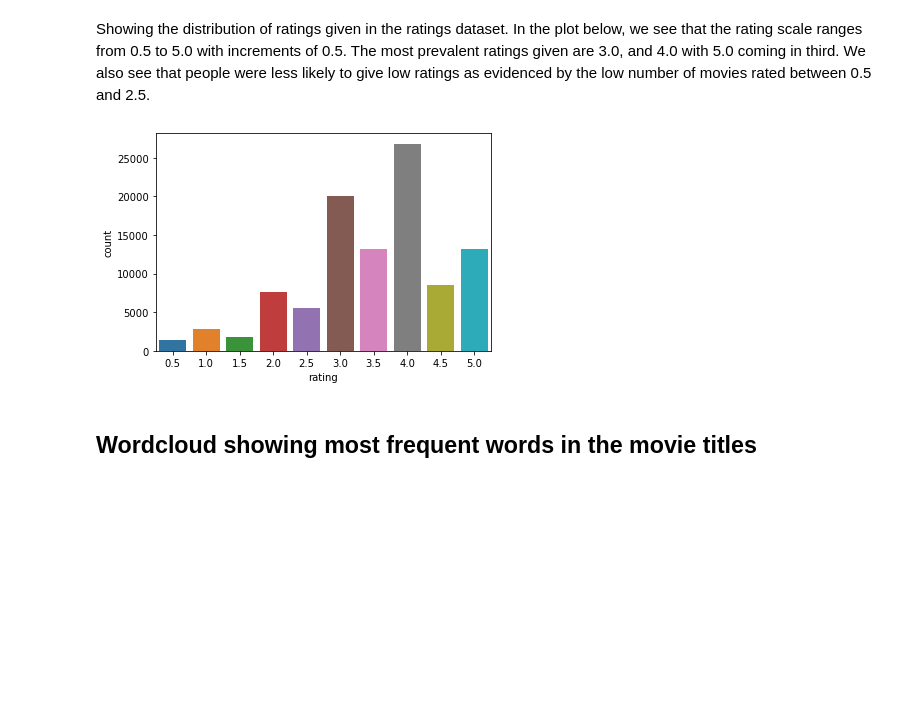
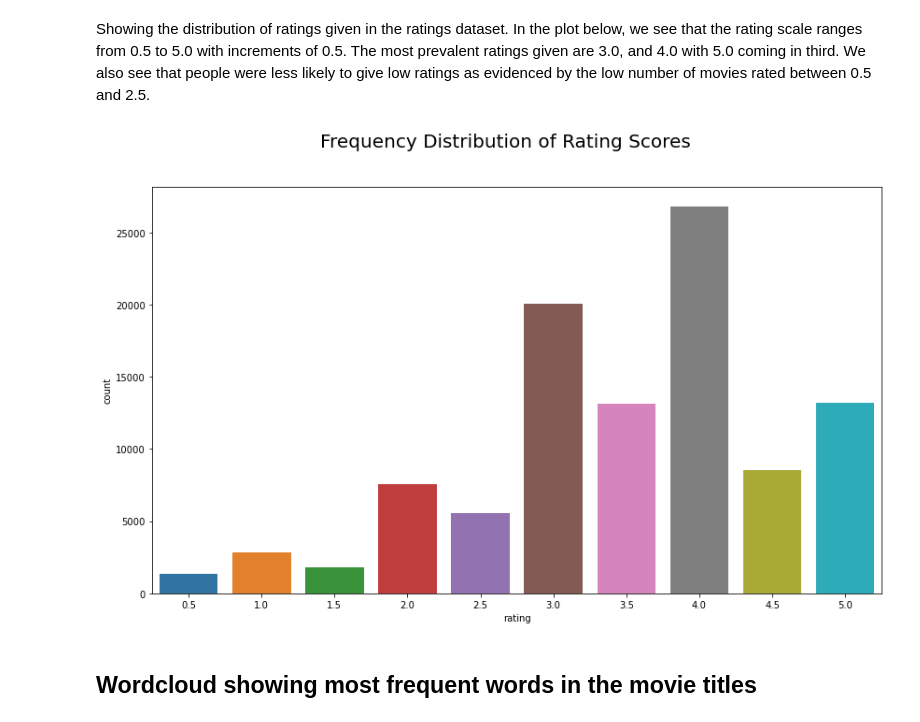
Before and after one commit to Wonuabimbola/movie-recommendation-system, a Jupyter notebook: movie_lens_rec.ipynb, the cells around one changed output. Saved outputs shown, nothing was run; the diff lists cells and outputs as text; code cells hidden in the pictures; blank space fills up the shorter version.

```diff
--- a/movie_lens_rec.ipynb
+++ b/movie_lens_rec.ipynb
@@ -144,11 +147,13 @@ ratings.describe()
 ## Distribution of rating score in ratings df
 # %% [markdown]
 Showing the distribution of ratings given in the ratings dataset. In the plot below, we see that the rating scale ranges from 0.5 to 5.0 with increments of 0.5. The most prevalent ratings given are 3.0, and 4.0 with 5.0 coming in third. We also see that people were less likely to give low ratings as evidenced by the low number of movies rated between 0.5 and 2.5.
-# %%
-import seaborn as sns
-sns.countplot(x = ratings.rating);
-# %% [output]
-[figure, removed]
+# %%
+fig, ax = plt.subplots(figsize = (14,8))
+sns.countplot(x = ratings.rating)
+plt.suptitle('Frequency Distribution of Rating Scores', fontsize = 20)
+fig.savefig('./images/FreqDistRating.png');
+# %% [output]
+[figure, added]
 # %% [markdown]
 ## Wordcloud showing most frequent words in the movie titles
 # %% [markdown]
```
Also changed, not shown: parts of 63 cells of this notebook, 4 other files.
